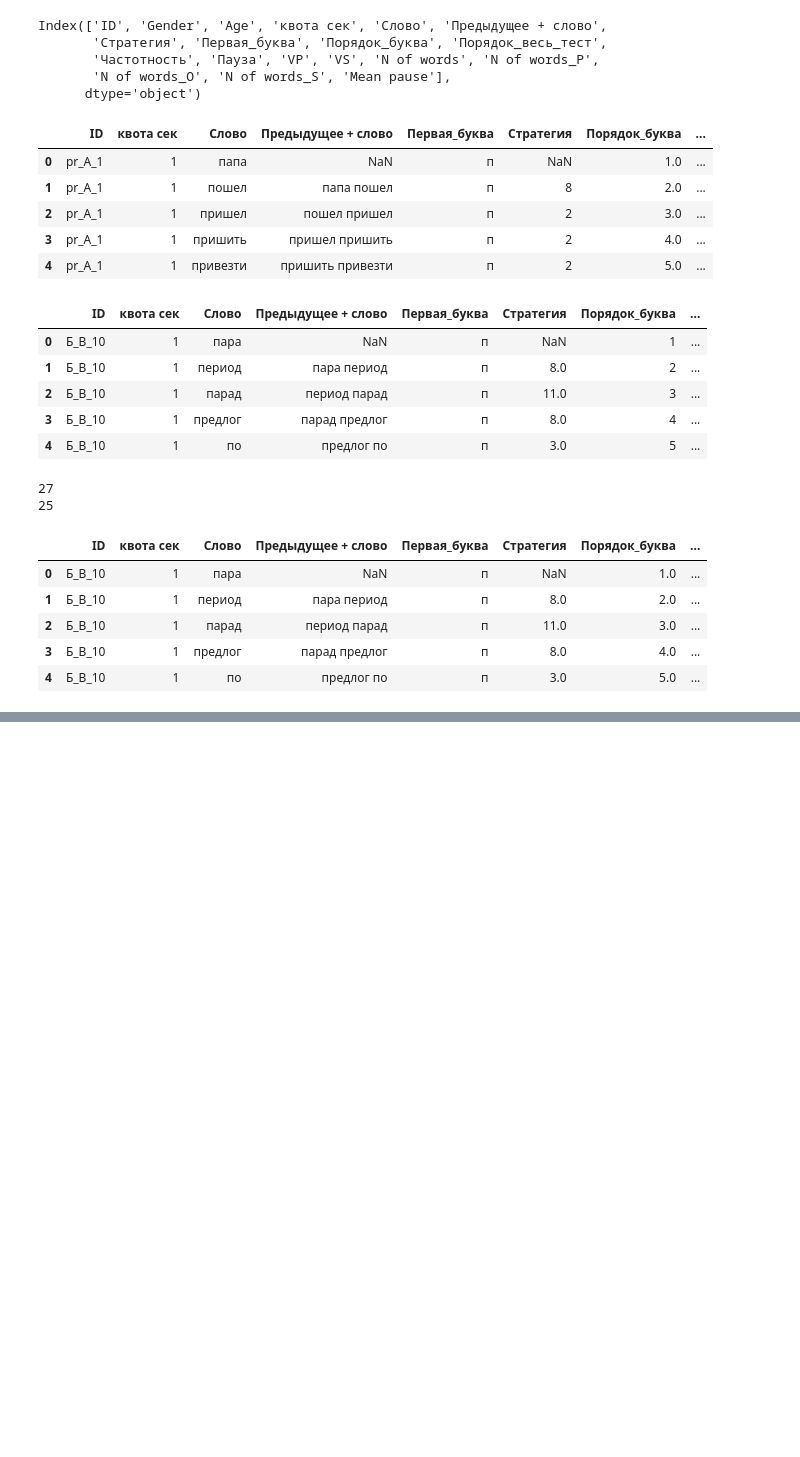
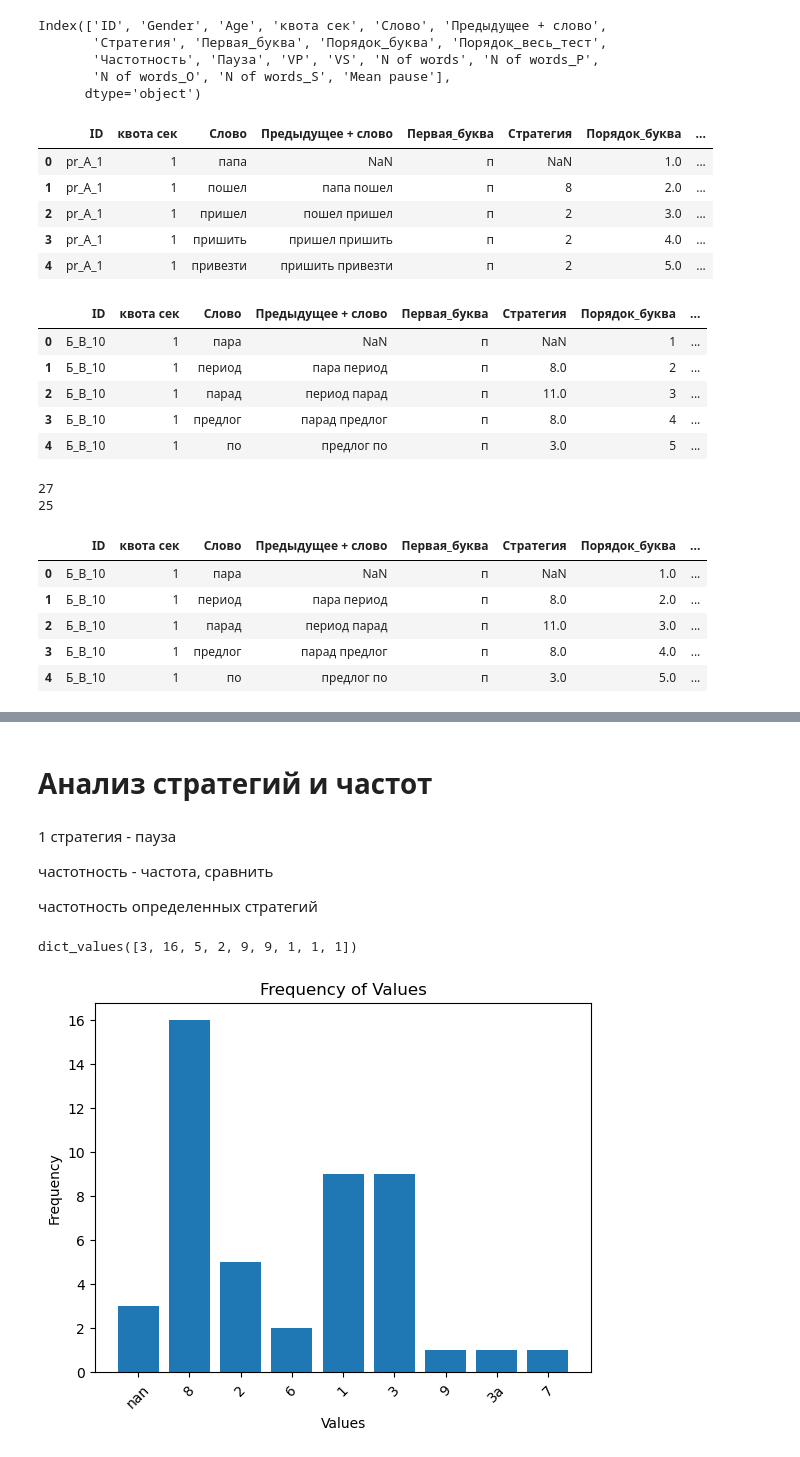
Before and after one commit to Aryunaa/Linguistics, a Jupyter notebook: pos_febr/analysis.ipynb, the cells around one changed output, grey strips where cells are left out. Saved outputs shown, nothing was run; the diff lists cells and outputs as text; code cells hidden in the pictures; blank space fills up the shorter version.

```diff
--- a/pos_febr/analysis.ipynb
+++ b/pos_febr/analysis.ipynb
@@ -80,0 +132,39 @@ df1.head()
+# %% [markdown]
+# Анализ стратегий и частот
+# %% [markdown]
+1 стратегия - пауза
+
+частотность - частота, сравнить
+
+частотность определенных стратегий
+# %%
+def count_values_freq(lst):
+    freq_dict = {}
+    for value in lst:
+        if value in freq_dict:
+            freq_dict[value] += 1
+        else:
+            freq_dict[value] = 1
+    return freq_dict
+# %%
+df1['strategyfreq_dict'] = df1['Стратегия'].apply(count_values_freq)
+# %%
+df1.iloc[0,17].keys()
+df1.iloc[0,17].values()
+# %% [output]
+dict_values([3, 16, 5, 2, 9, 9, 1, 1, 1])
+# %%
+plt.bar(df1.iloc[0,17].keys(), df1.iloc[0,17].values())
+
+# Adding labels and title
+plt.xlabel('Values')
+plt.ylabel('Frequency')
+plt.title('Frequency of Values')
+
+# Rotating x-axis labels for better readability
+plt.xticks(rotation=45)
+
+# Display the plot
+plt.show()
+# %% [output]
+[figure, added]
```
Also changed, not shown: parts of 20 cells of this notebook.
